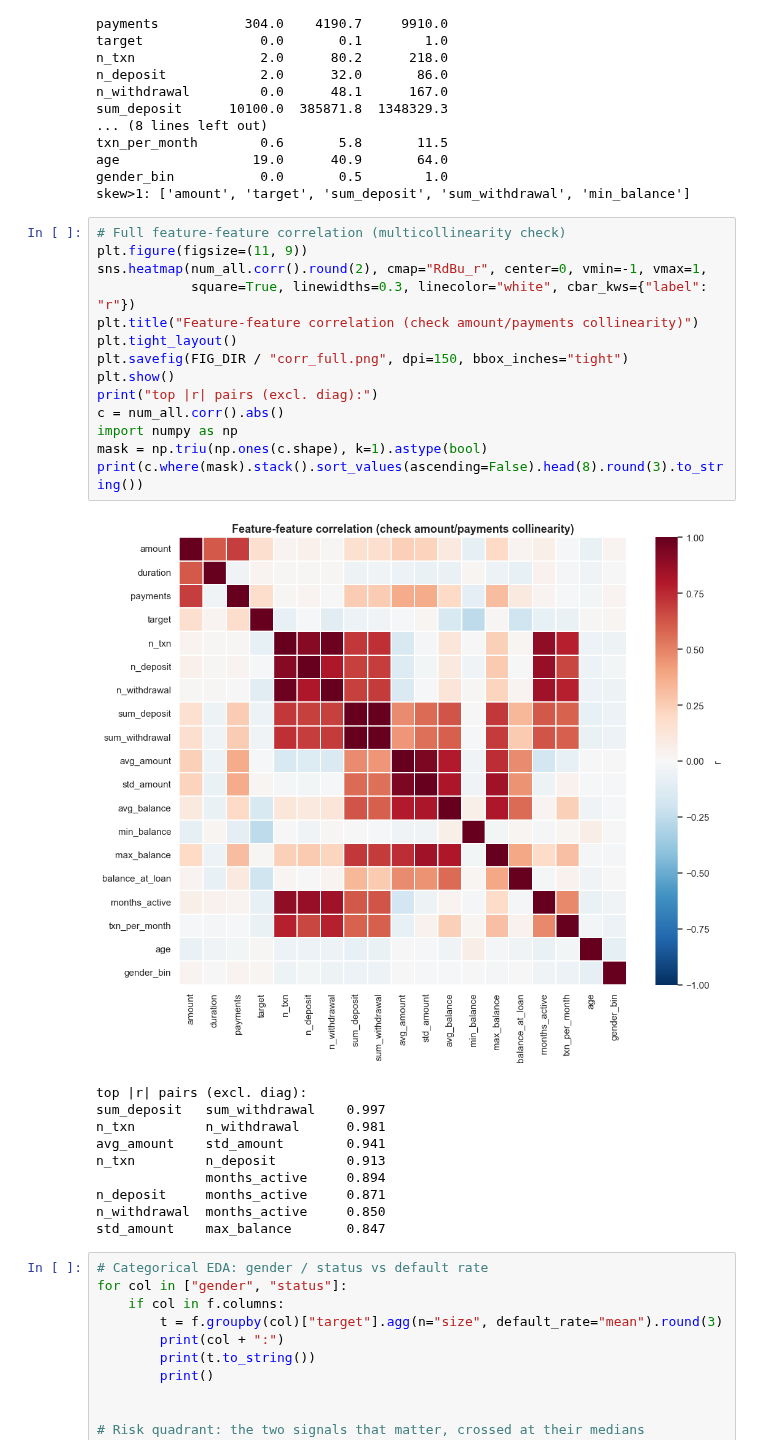
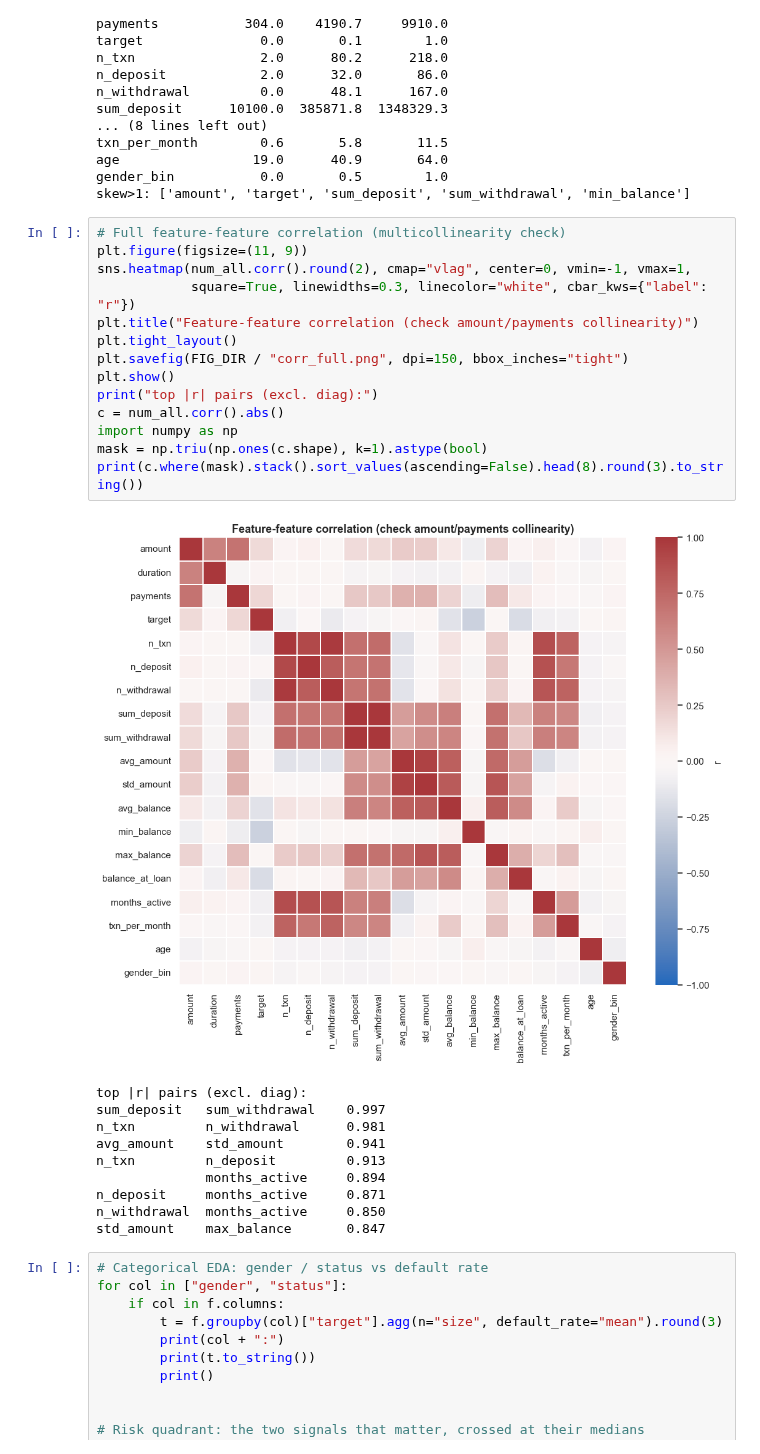
Before and after one commit to DhanushPillay/Customer-Behavioral-Analysis-Loan-Default-Classification, a Jupyter notebook: notebooks/03_eda.ipynb, the cells around one changed output. Saved outputs shown, nothing was run; the diff lists cells and outputs as text.

```diff
--- a/notebooks/03_eda.ipynb
+++ b/notebooks/03_eda.ipynb
@@ -111,19 +112,19 @@ skew>1: ['amount', 'target', 'sum_deposit', 'sum_withdrawal', 'min_balance']
 # %%
 # Full feature-feature correlation (multicollinearity check)
 plt.figure(figsize=(11, 9))
-sns.heatmap(num_all.corr().round(2), cmap="RdBu_r", center=0, vmin=-1, vmax=1,
+sns.heatmap(num_all.corr().round(2), cmap="vlag", center=0, vmin=-1, vmax=1,
             square=True, linewidths=0.3, linecolor="white", cbar_kws={"label": "r"})
 plt.title("Feature-feature correlation (check amount/payments collinearity)")
 plt.tight_layout()
 plt.savefig(FIG_DIR / "corr_full.png", dpi=150, bbox_inches="tight")
 plt.show()
 print("top |r| pairs (excl. diag):")
 c = num_all.corr().abs()
 import numpy as np
 mask = np.triu(np.ones(c.shape), k=1).astype(bool)
 print(c.where(mask).stack().sort_values(ascending=False).head(8).round(3).to_string())
 # %% [output]
-[figure, old version]
+[figure, new version]
 top |r| pairs (excl. diag):
 sum_deposit   sum_withdrawal    0.997
 n_txn         n_withdrawal      0.981
```
Also changed, not shown: parts of 2 cells of this notebook, 38 other files.
